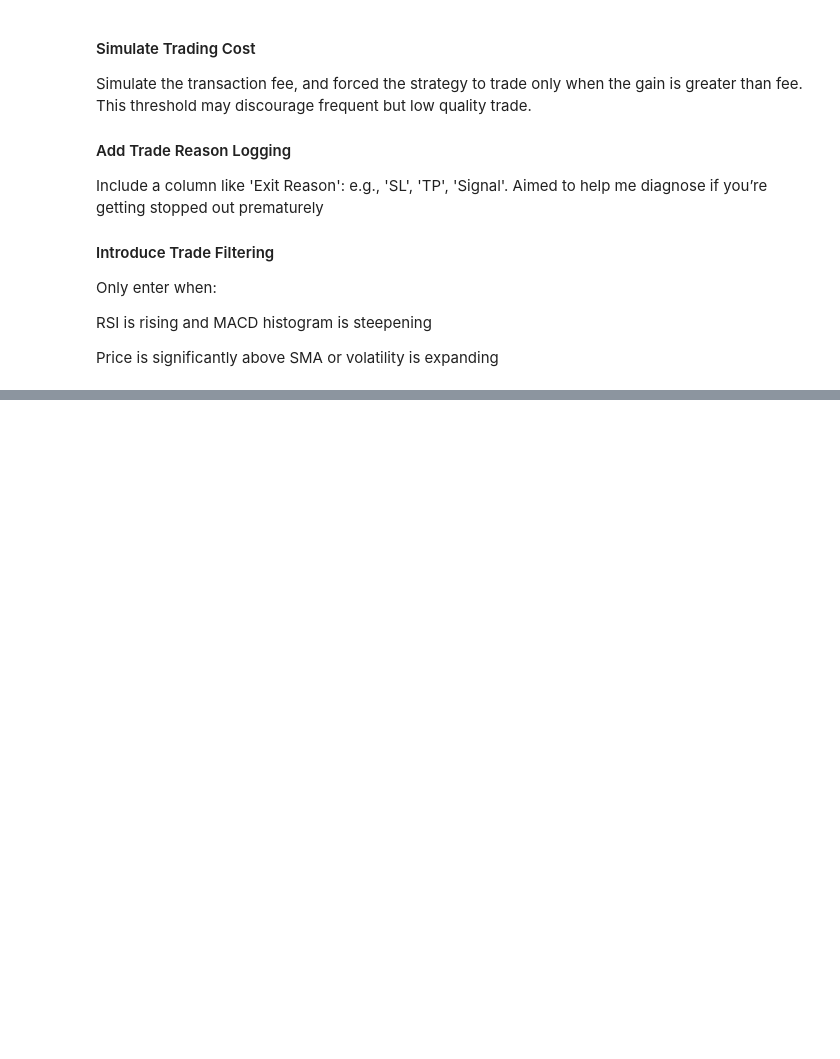
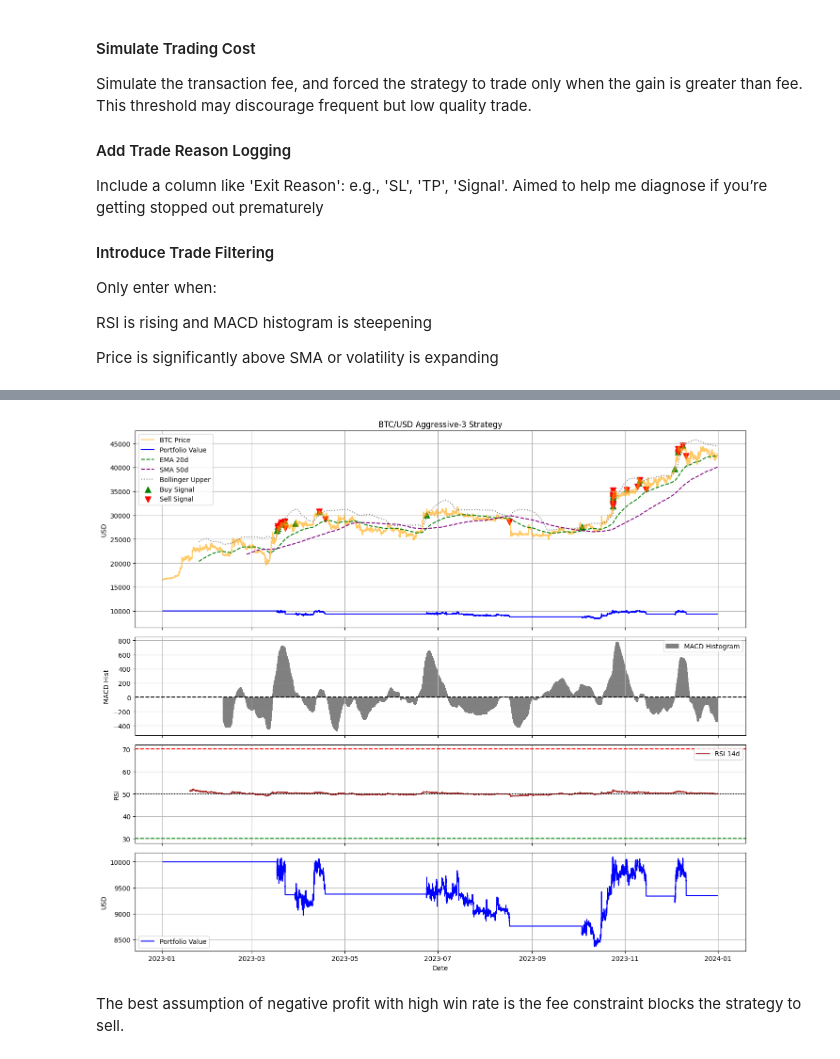
Before and after one commit to VegarGG/Crypto_Research, a Jupyter notebook: models/code/strategy_training.ipynb, the cells around one changed output, grey strips where cells are left out. Drawn from its saved outputs; the diff is of its cells as text; code cells hidden in the pictures; blank space fills up the shorter version.

Commit message:
trained a stable strategy -- aggressive v3 stable. 25.88% gain. But sharpe ratio is low, which means take risk & not earn much.  Next step: v3.5 remove gain cap & enable re-enter signal

```diff
--- a/models/code/strategy_training.ipynb
+++ b/models/code/strategy_training.ipynb
@@ -670,0 +809,2 @@ Price is significantly above SMA or volatility is expanding
+# %%
+df_v3, signals_v3, trade_log_v3 = run_agg_strategy_v3(df)
@@ -670,0 +822,4 @@ Price is significantly above SMA or volatility is expanding
+# %%
+plot_full_strategy(df_v3, signals_v3, title = 'BTC/USD Aggressive-3 Strategy')
+# %% [output]
+[figure, added]
@@ -670,0 +829,2 @@ Price is significantly above SMA or volatility is expanding
+# %% [markdown]
+The best assumption of negative profit with high win rate is the fee constraint blocks the strategy to sell.
```
Also changed, not shown: parts of 16 cells of this notebook.
